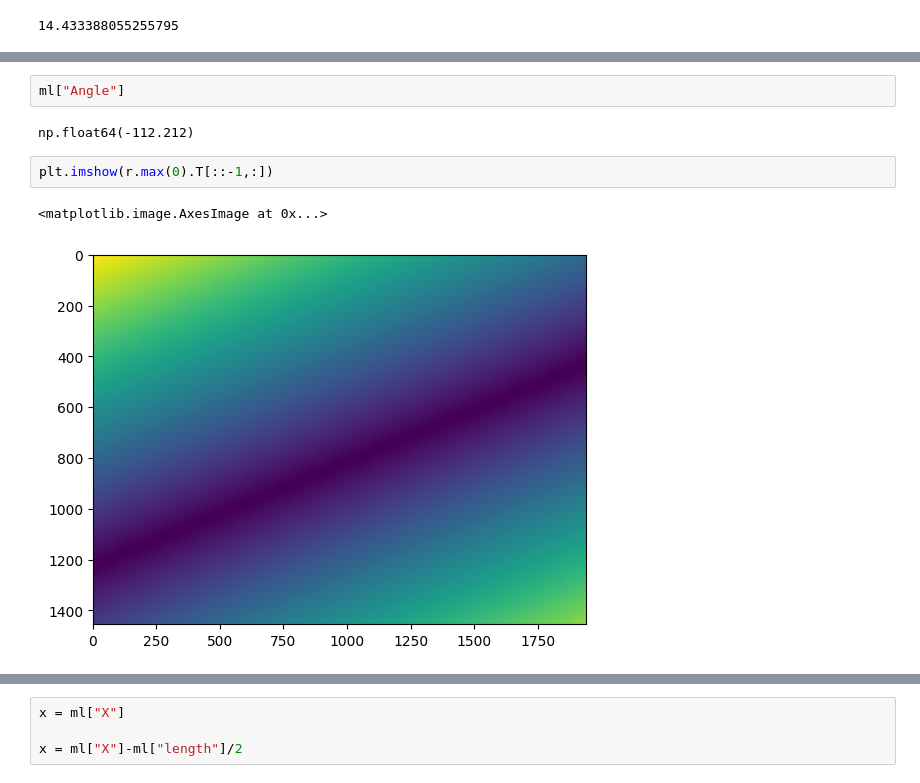
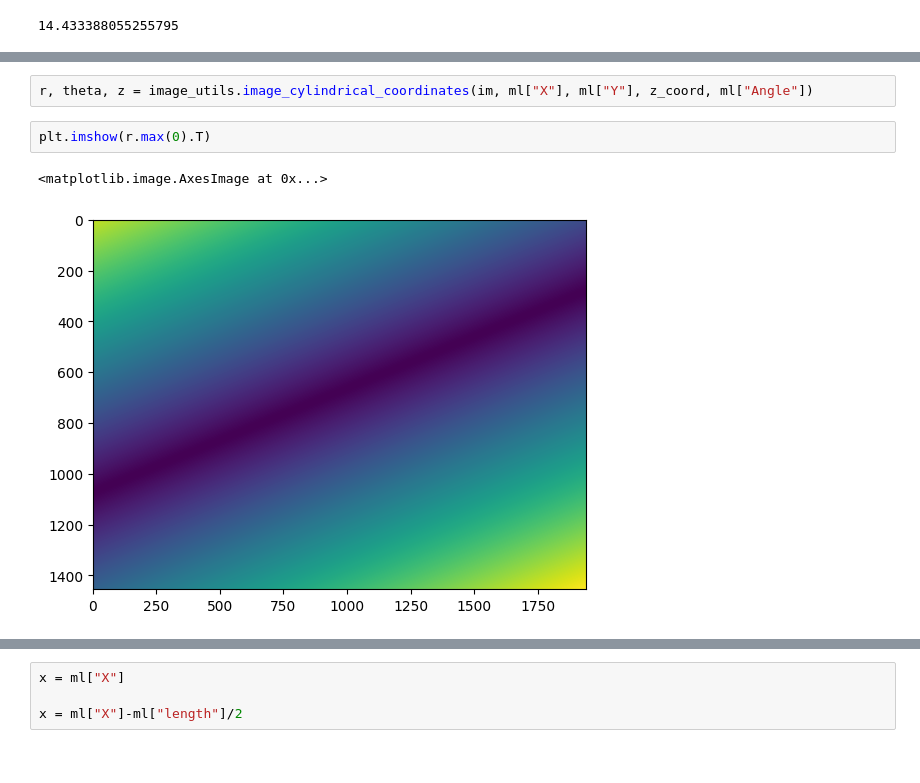
Before and after one commit to zacsimile/cytokinesis-pseudotime-analysis, a Jupyter notebook: 3d_analysis.ipynb, the cells around one changed output, grey strips where cells are left out. Drawn from its saved outputs; the diff is of its cells as text.

```diff
--- a/3d_analysis.ipynb
+++ b/3d_analysis.ipynb
@@ -92,9 +79,7 @@ r, theta, z = math_utils.cart2cyl(Z, Y*np.cos(angle)-X*np.sin(angle), Y*np.sin(a
-# %%
-ml["Angle"]
-# %% [output]
-np.float64(-112.212)
+# %%
+r, theta, z = image_utils.image_cylindrical_coordinates(im, ml["X"], ml["Y"], z_coord, ml["Angle"])
 # %%
-plt.imshow(r.max(0).T[::-1,:])
+plt.imshow(r.max(0).T)
 # %% [output]
 <matplotlib.image.AxesImage at 0x...>
-[figure, old version]
+[figure, new version]
```
Also changed, not shown: parts of 3 cells of this notebook, 2 other files.
